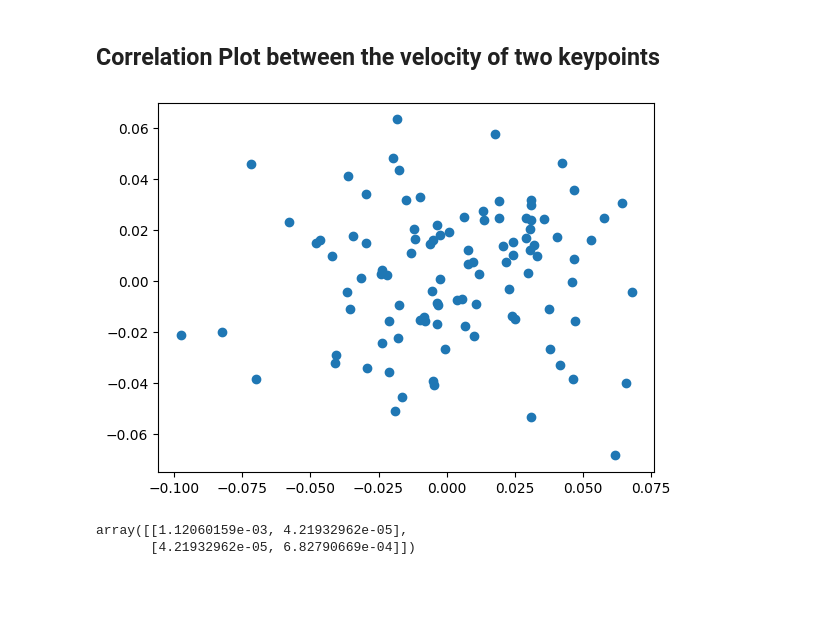
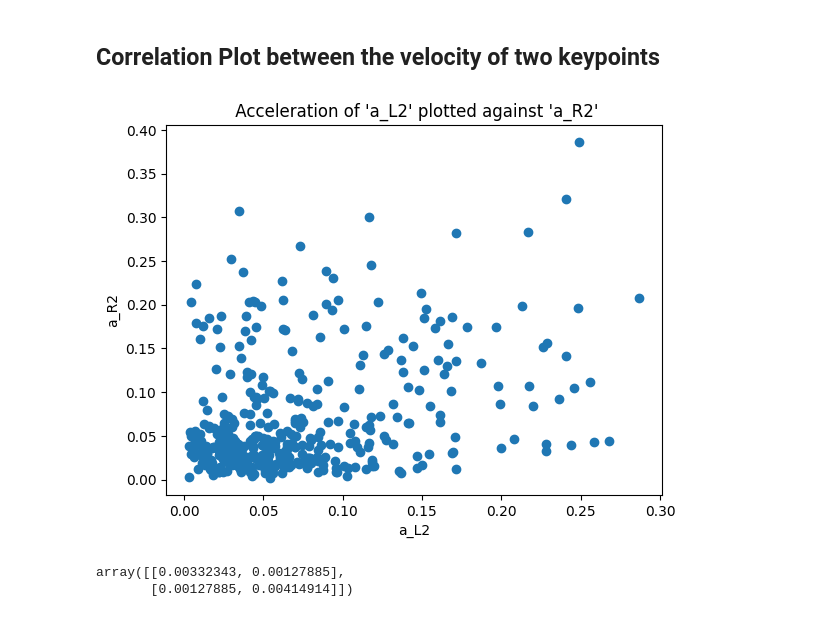
Before and after one commit to prolley-parnell/3d_ant_analysis, a Jupyter notebook: scripts/anti_correlation_antenna.ipynb, the cells around one changed output. Cells and saved outputs as stored; diff of their text form; code cells hidden in the pictures; blank space fills up the shorter version.

```diff
--- a/scripts/anti_correlation_antenna.ipynb
+++ b/scripts/anti_correlation_antenna.ipynb
@@ -10,7 +10,7 @@ obj_ref_frame = [500,180,380,849,459, 59, 842, 24, 93, 176, 2626, 595, 241 ]
 prefix = "240905-1616"
 skeleton_toml_path = "../skeleton.toml"
 # %%
-experiment = 6
+experiment = 10
 session = session_list[experiment]
 obj_ref = obj_ref_frame[experiment]
 # %%
@@ -41,7 +41,7 @@ n_samples = 0
 for track in track_list:
     animal = t.animal_list.animal(track)
     adf = AnimalDataFrame(animal, None, node_of_interest, signed=True)
-    acceleration_df = adf.acceleration_mag(clean=True)
+    acceleration_df = adf.velocity_mag(clean=True)
     #Get only samples where all are not nan
     not_na = acceleration_df.dropna(axis=1).T
     #Extract the datapoints and add them to an array
@@ -50,13 +50,18 @@ for track in track_list:
 
 _acceleration_array_trim = _acceleration_array[_acceleration_array.any(axis=1)]
 # %%
+fig, ax = plt.subplots()
+ax.scatter(_acceleration_array_trim[:, 0], _acceleration_array_trim[:, 1])
 
-plt.scatter(_acceleration_array_trim[:, 0], _acceleration_array_trim[:, 1])
+ax.set_title(" Acceleration of 'a_L2' plotted against 'a_R2'")
+ax.set_xlabel("a_L2")
+ax.set_ylabel("a_R2")
+
 plt.show()
 # %% [output]
-[figure, old version]
+[figure, new version]
 # %%
 np.cov(_acceleration_array_trim, rowvar=False)
 # %% [output]
-array([[1.12060159e-03, 4.21932962e-05],
-       [4.21932962e-05, 6.82790669e-04]])
+array([[0.00332343, 0.00127885],
+       [0.00127885, 0.00414914]])
```
Also changed, not shown: 9 other files.
